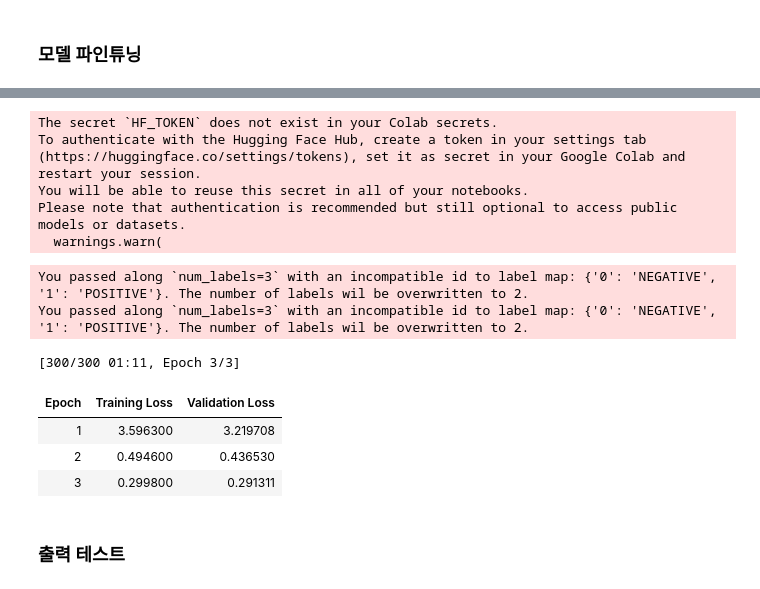
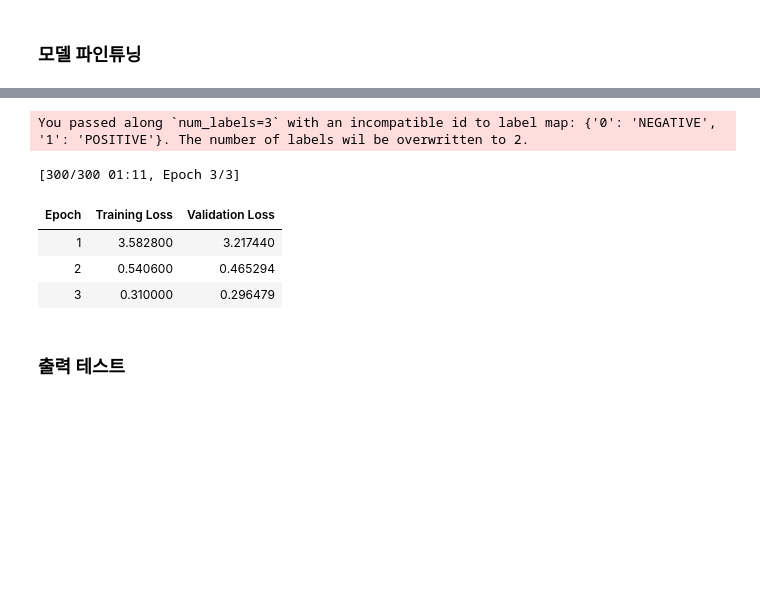
Before and after one commit to kt-aivle-bigproject28/NLP, a Jupyter notebook: gogamza-kobart_base_v2.ipynb, the cells around one changed output, grey strips where cells are left out. Cells and saved outputs as stored; diff of their text form; code cells hidden in the pictures; blank space fills up the shorter version.

```diff
--- a/gogamza-kobart_base_v2.ipynb
+++ b/gogamza-kobart_base_v2.ipynb
@@ -46,8 +46,8 @@ train_dataset = prepare_data(train_data)
 val_dataset = prepare_data(val_data)
 
 # Load tokenizer and model
-tokenizer = PreTrainedTokenizerFast.from_pretrained("gogamza/kobart-base-v2")
-model = BartForConditionalGeneration.from_pretrained("gogamza/kobart-base-v2")
+tokenizer = PreTrainedTokenizerFast.from_pretrained("digit82/kobart-summarization")
+model = BartForConditionalGeneration.from_pretrained("digit82/kobart-summarization")
 
 # Tokenize the data
 def tokenize_function(examples):
@@ -65,44 +65,38 @@ training_args = TrainingArguments(
     evaluation_strategy="epoch",
     learning_rate=5e-5,
     per_device_train_batch_size=8,
     per_device_eval_batch_size=8,
     num_train_epochs=3,
     weight_decay=0.01,
     save_total_limit=2,
     logging_dir='./kobart_logs',
     logging_steps=10,
     save_steps=500,
     warmup_steps=500,
     fp16=torch.cuda.is_available(),
     report_to="none"
 )
 
 # Define Trainer
 trainer = Trainer(
     model=model,
     args=training_args,
     train_dataset=train_dataset,
     eval_dataset=val_dataset,
     tokenizer=tokenizer
 )
 
 # Train the model
 trainer.train()
 
 # Save the model
-trainer.save_model("./kobart-finetuned")
+trainer.save_model("./kobart-summarization-finetuned")
 # %% [output]
-The secret `HF_TOKEN` does not exist in your Colab secrets.
-To authenticate with the Hugging Face Hub, create a token in your settings tab (https://huggingface.co/settings/tokens), set it as secret in your Google Colab and restart your session.
-You will be able to reuse this secret in all of your notebooks.
-Please note that authentication is recommended but still optional to access public models or datasets.
-  warnings.warn(
+You passed along `num_labels=3` with an incompatible id to label map: {'0': 'NEGATIVE', '1': 'POSITIVE'}. The number of labels wil be overwritten to 2.
-You passed along `num_labels=3` with an incompatible id to label map: {'0': 'NEGATIVE', '1': 'POSITIVE'}. The number of labels wil be overwritten to 2.
-You passed along `num_labels=3` with an incompatible id to label map: {'0': 'NEGATIVE', '1': 'POSITIVE'}. The number of labels wil be overwritten to 2.
+[300/300 01:11, Epoch 3/3]
-[300/300 01:11, Epoch 3/3]
 | Epoch | Training Loss | Validation Loss |
-| 1 | 3.596300 | 3.219708 |
-| 2 | 0.494600 | 0.436530 |
-| 3 | 0.299800 | 0.291311 |
+| 1 | 3.582800 | 3.217440 |
+| 2 | 0.540600 | 0.465294 |
+| 3 | 0.310000 | 0.296479 |
 # %% [markdown]
 ### 출력 테스트
```
Also changed, not shown: parts of 5 cells of this notebook.
